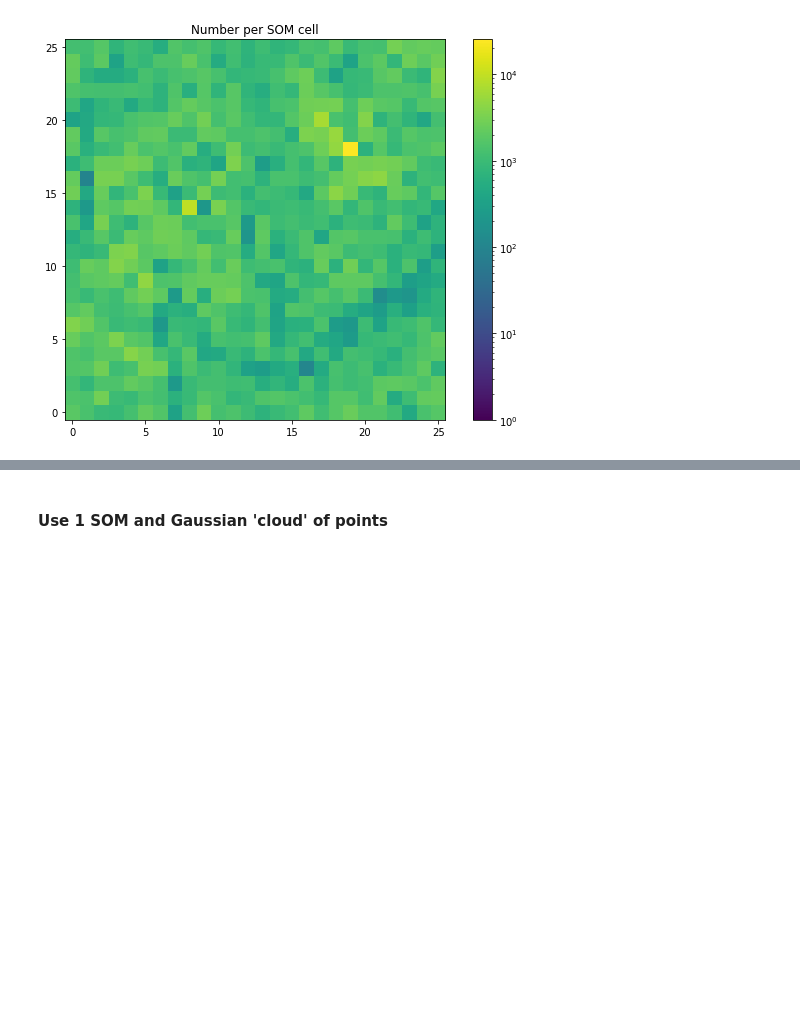
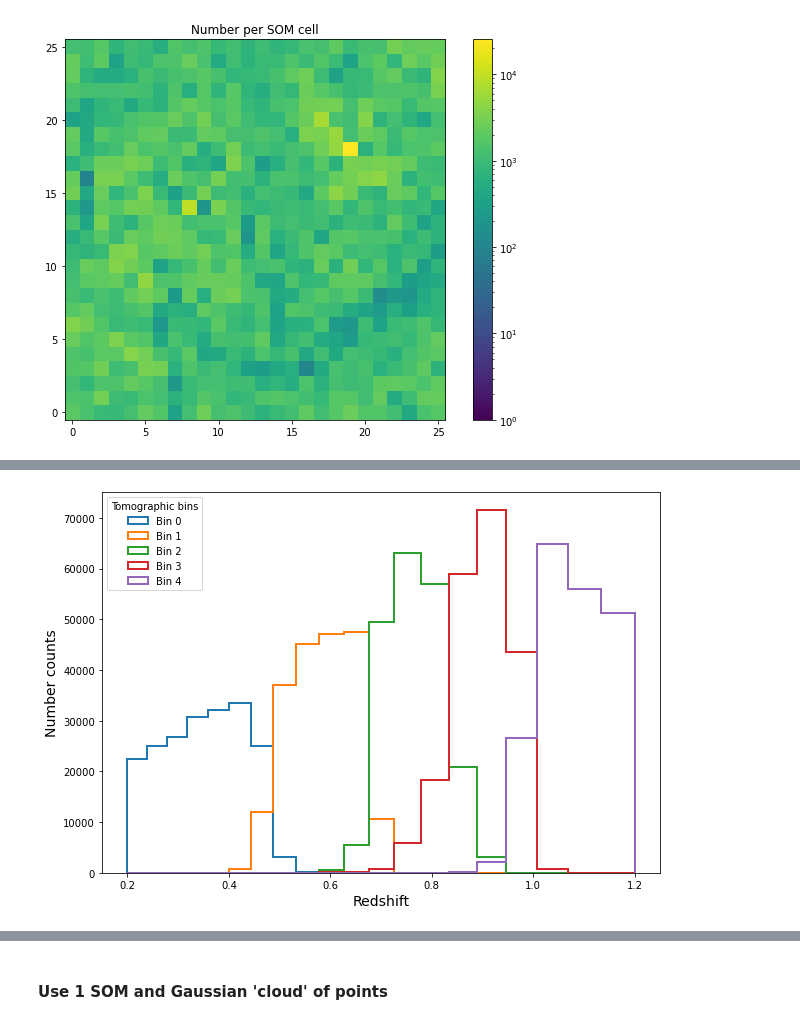
Before and after one commit to LSSTDESC/pz_bayes, a Jupyter notebook: notebooks/reproduce_SB2.ipynb, the cells around one changed output, grey strips where cells are left out. Cells and saved outputs as stored; diff of their text form; code cells hidden in the pictures; blank space fills up the shorter version.

```diff
--- a/notebooks/reproduce_SB2.ipynb
+++ b/notebooks/reproduce_SB2.ipynb
@@ -435,0 +369,4 @@ array([], shape=(0, 1), dtype=int64)
+# %%
+plotbins(np.array(som_deep._target_dist), ibin_deep, zbins)
+# %% [output]
+[figure, added]
```
Also changed, not shown: parts of 40 cells of this notebook.
